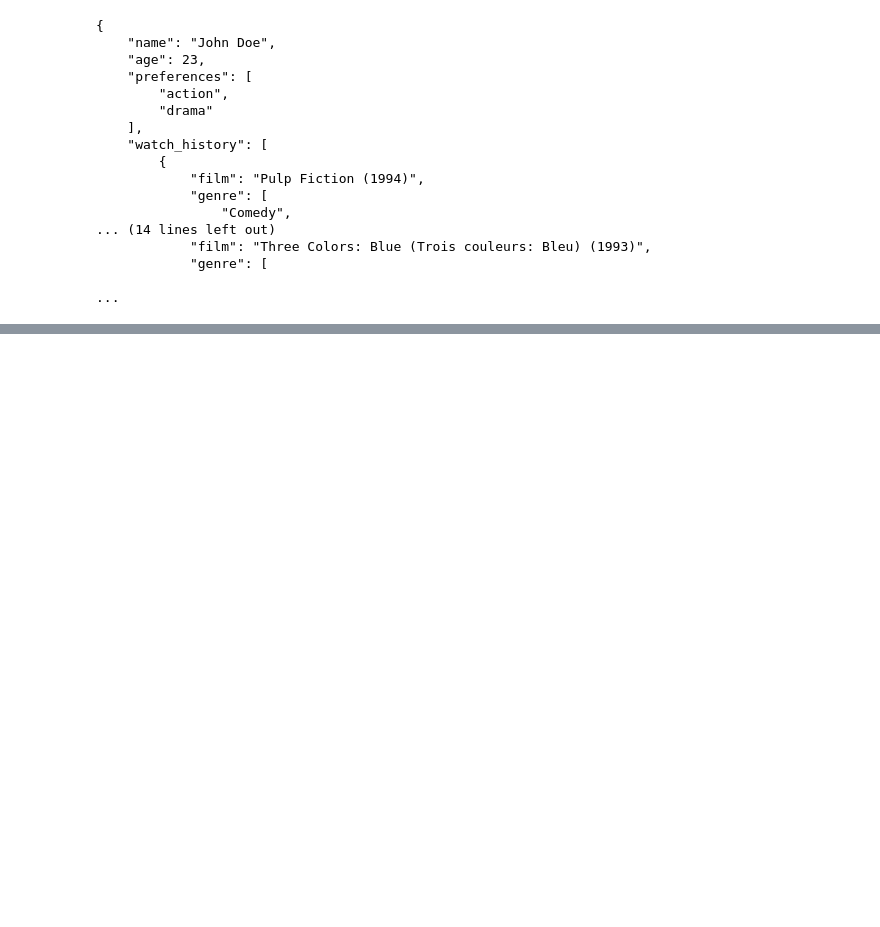
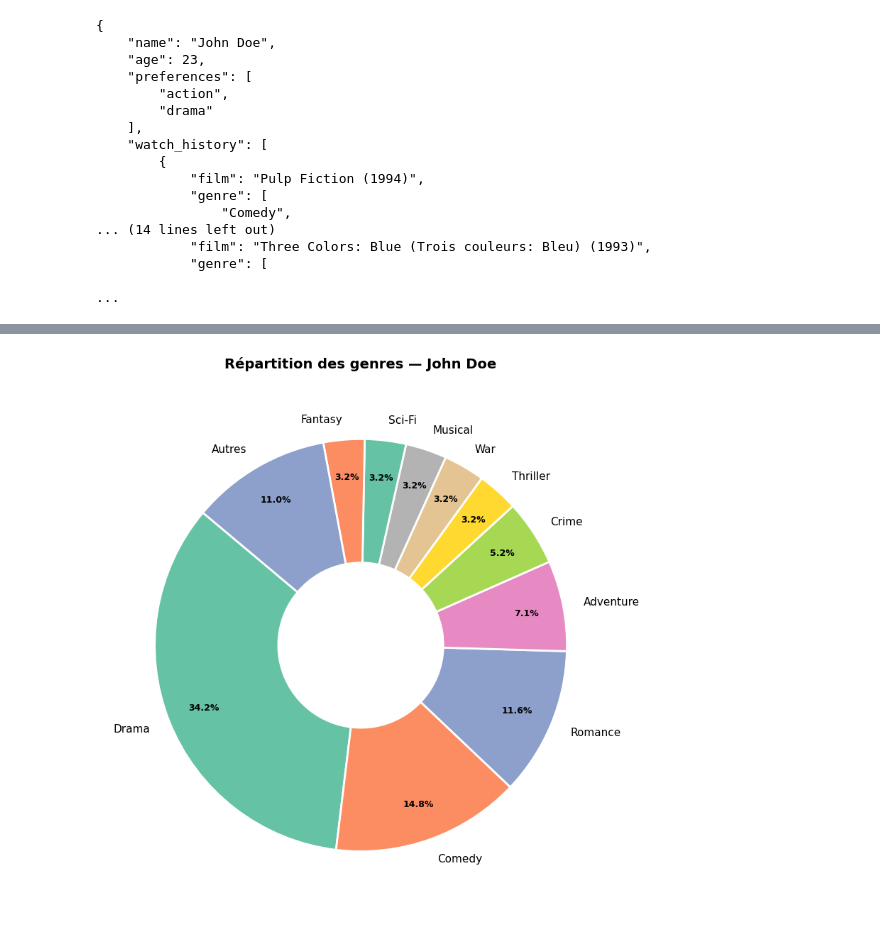
Before and after one commit to bryan01-14/NaN, a Jupyter notebook: projet.ipynb, the cells around one changed output, grey strips where cells are left out. Drawn from its saved outputs; the diff is of its cells as text; code cells hidden in the pictures; blank space fills up the shorter version.

```diff
--- a/projet.ipynb
+++ b/projet.ipynb
@@ -106,0 +352,75 @@ print(json.dumps(utilisateurs_structures[id_test], indent=4, ensure_ascii=False)
+# %%
+import pandas as pd
+import ast
+import matplotlib.pyplot as plt
+import seaborn as sns
+from collections import Counter
+
+# ── Rechargement des données (si la Phase 1 n'a pas été exécutée) ──
+user    = pd.read_csv("./data/user_profiles_dataset.csv")
+ratings = pd.read_csv("./data/ratings.csv")
+movies  = pd.read_csv("./data/movies.csv")
+
+def extraire_liste(valeur):
+    if pd.isna(valeur): return []
+    try: return ast.literal_eval(valeur)
+    except: return []
+
+user['interests'] = user['interests'].apply(extraire_liste)
+
+historique_fusionne = pd.merge(ratings, movies, on='movieId', how='inner')
+dictionnaire_historiques = {}
+for uid, groupe in historique_fusionne.groupby('userId'):
+    dictionnaire_historiques[uid] = [
+        {"film": r['title'], "genre": r['genres'].split('|') if pd.notna(r['genres']) else [], "note": float(r['rating'])}
+        for _, r in groupe.iterrows()
+    ]
+
+utilisateurs_structures = {}
+for _, ligne in user.iterrows():
+    uid = ligne['id']
+    utilisateurs_structures[uid] = {
+        "name": ligne['name'],
+        "watch_history": dictionnaire_historiques.get(uid, [])
+    }
+
+# ── Visualisation ──────────────────────────────────────────────────
+ID_UTILISATEUR = 1
+profil = utilisateurs_structures.get(ID_UTILISATEUR)
+
+if profil is None:
+    print(f"Utilisateur {ID_UTILISATEUR} introuvable.")
+else:
+    tous_les_genres = []
+    for film in profil["watch_history"]:
+        tous_les_genres.extend(film["genre"])
+
+    compteur_genres = Counter(tous_les_genres)
+    total = sum(compteur_genres.values())
+    labels, valeurs, autres = [], [], 0
+
+    for genre, count in compteur_genres.most_common():
+        if count / total >= 0.03:
+            labels.append(genre)
+            valeurs.append(count)
+        else:
+            autres += count
+
+    if autres > 0:
+        labels.append("Autres")
+        valeurs.append(autres)
+
+    couleurs = sns.color_palette("Set2", len(labels))
+    fig, ax = plt.subplots(figsize=(8, 8))
+    wedges, texts, autotexts = ax.pie(
+        valeurs, labels=labels, autopct="%1.1f%%", colors=couleurs,
+        startangle=140, pctdistance=0.82,
+        wedgeprops=dict(width=0.6, edgecolor="white", linewidth=2)
+    )
+    for t in texts: t.set_fontsize(11)
+    for at in autotexts: at.set_fontsize(9); at.set_fontweight("bold")
+    ax.set_title(f"Répartition des genres — {profil['name']}", fontsize=14, fontweight="bold", pad=20)
+    plt.tight_layout()
+    plt.show()
+# %% [output]
+[figure, added]
```
Also changed, not shown: parts of 13 cells of this notebook.
